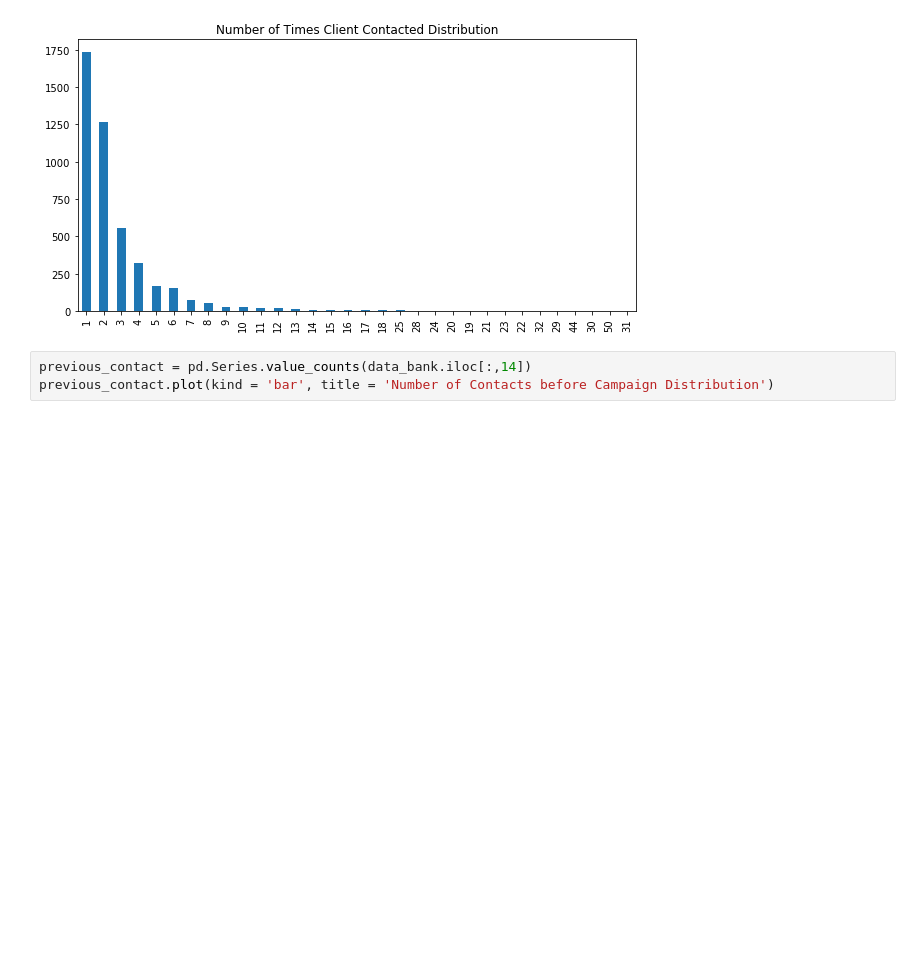
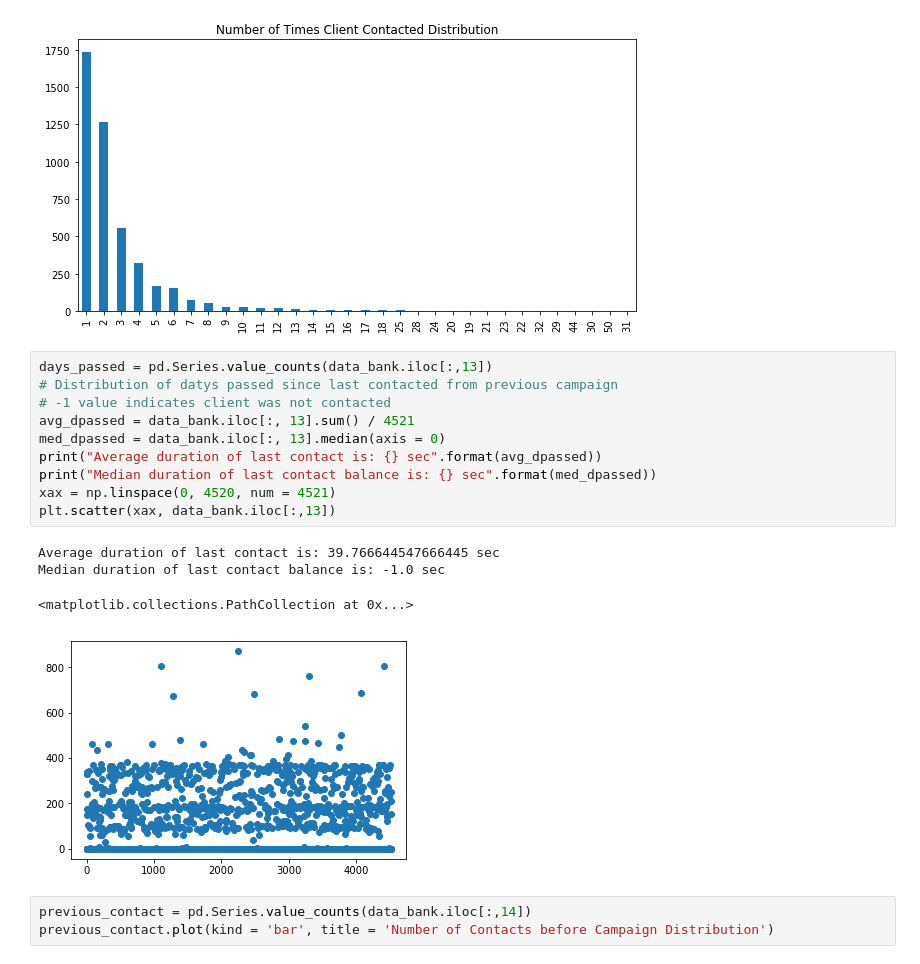
Before and after one commit to jjsimg/data_projects, a Jupyter notebook: bank_marketing/bank_marketing.ipynb, the cells around one changed output. Saved outputs shown, nothing was run; the diff lists cells and outputs as text; blank space fills up the shorter version.

```diff
--- a/bank_marketing/bank_marketing.ipynb
+++ b/bank_marketing/bank_marketing.ipynb
@@ -158,6 +171,21 @@ number_of_contacts.plot(kind = 'bar', title = 'Number of Times Client Contacted
 # %% [output]
 <matplotlib.axes._subplots.AxesSubplot at 0x...>
 [figure]
+# %%
+days_passed = pd.Series.value_counts(data_bank.iloc[:,13])
+# Distribution of datys passed since last contacted from previous campaign
+# -1 value indicates client was not contacted
+avg_dpassed = data_bank.iloc[:, 13].sum() / 4521
+med_dpassed = data_bank.iloc[:, 13].median(axis = 0)
+print("Average duration of last contact is: {} sec".format(avg_dpassed))
+print("Median duration of last contact balance is: {} sec".format(med_dpassed))
+xax = np.linspace(0, 4520, num = 4521)
+plt.scatter(xax, data_bank.iloc[:,13])
+# %% [output]
+Average duration of last contact is: 39.766644547666445 sec
+Median duration of last contact balance is: -1.0 sec
+<matplotlib.collections.PathCollection at 0x...>
+[figure, added]
 # %%
 previous_contact = pd.Series.value_counts(data_bank.iloc[:,14])
 previous_contact.plot(kind = 'bar', title = 'Number of Contacts before Campaign Distribution')
```
Also changed, not shown: parts of 7 cells of this notebook.
